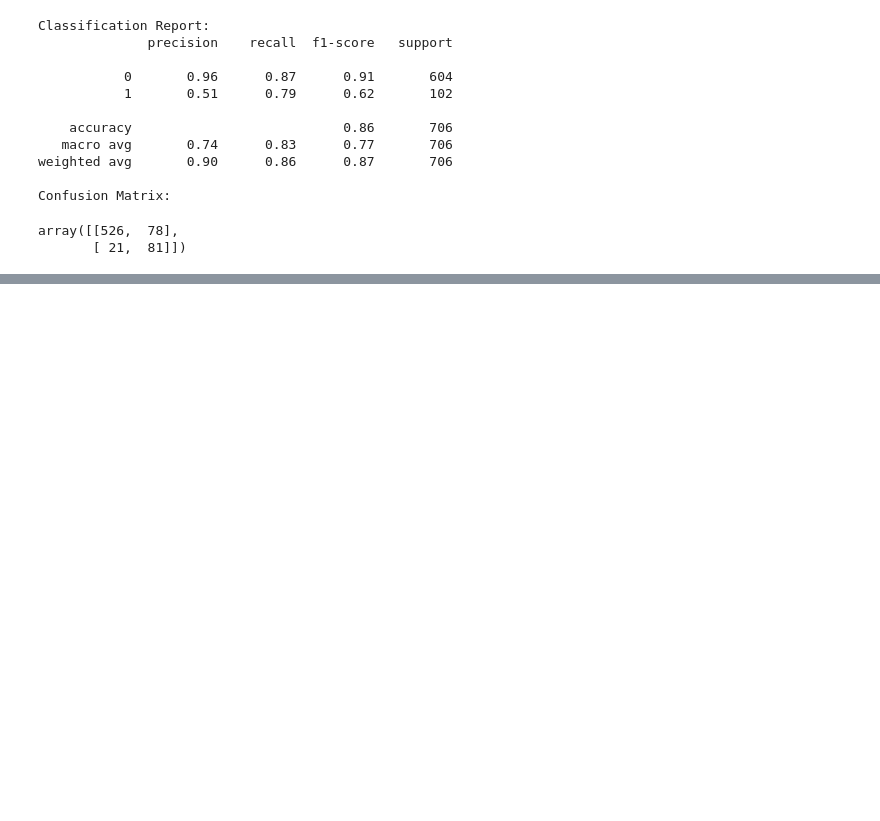
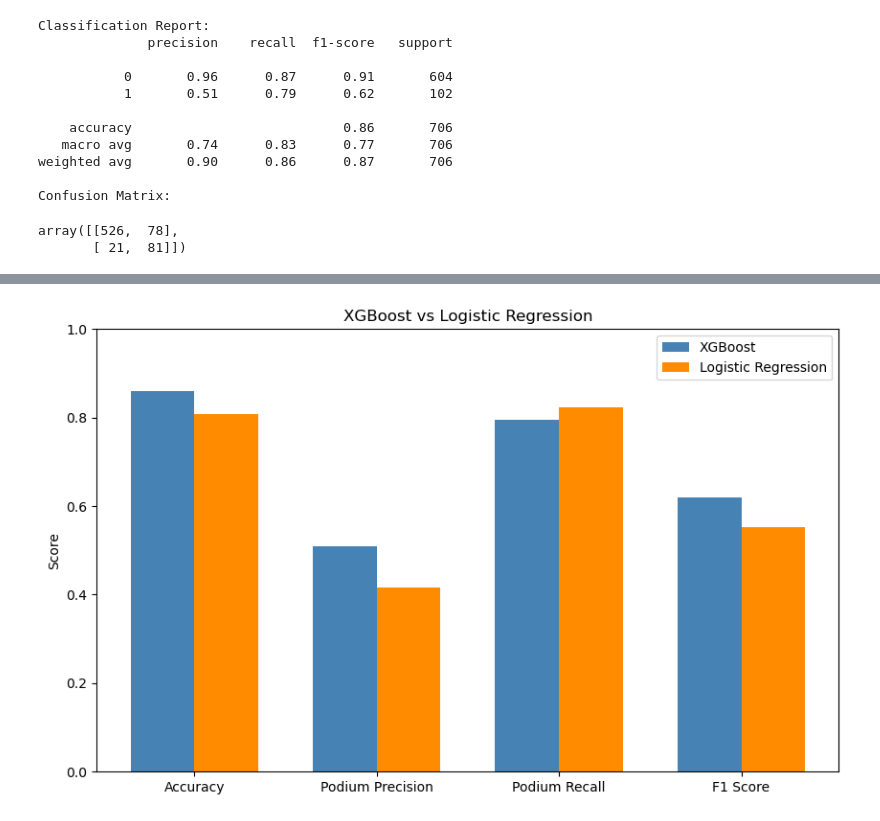
Before and after one commit to Rishit1606/F1_Podium_prediction, a Jupyter notebook: analytics.ipynb, the cells around one changed output, grey strips where cells are left out. Drawn from its saved outputs; the diff is of its cells as text; code cells hidden in the pictures; blank space fills up the shorter version.

```diff
--- a/analytics.ipynb
+++ b/analytics.ipynb
@@ -84,0 +132,35 @@ plt.show()
+# %%
+xgb_report = classification_report(y_test, y_pred, output_dict=True)
+lr_report = classification_report(y_test, lr_pred, output_dict=True)
+# %%
+metrics = ['Accuracy', 'Podium Precision', 'Podium Recall', 'F1 Score']
+
+xgb_scores = [
+    xgb_report['accuracy'],
+    xgb_report['1']['precision'],
+    xgb_report['1']['recall'],
+    xgb_report['1']['f1-score']
+]
+
+lr_scores = [
+    lr_report['accuracy'],
+    lr_report['1']['precision'],
+    lr_report['1']['recall'],
+    lr_report['1']['f1-score']
+]
+# %%
+x = np.arange(len(metrics))  # position of each group on x axis
+width = 0.35  # width of each bar
+
+plt.figure(figsize=(10, 6))
+plt.bar(x - width/2, xgb_scores, width, label='XGBoost', color='steelblue')
+plt.bar(x + width/2, lr_scores, width, label='Logistic Regression', color='darkorange')
+
+plt.xticks(x, metrics)
+plt.ylabel('Score')
+plt.title('XGBoost vs Logistic Regression')
+plt.legend()
+plt.ylim(0, 1)
+plt.show()
+# %% [output]
+[figure, added]
```
Also changed, not shown: parts of 5 cells of this notebook.
